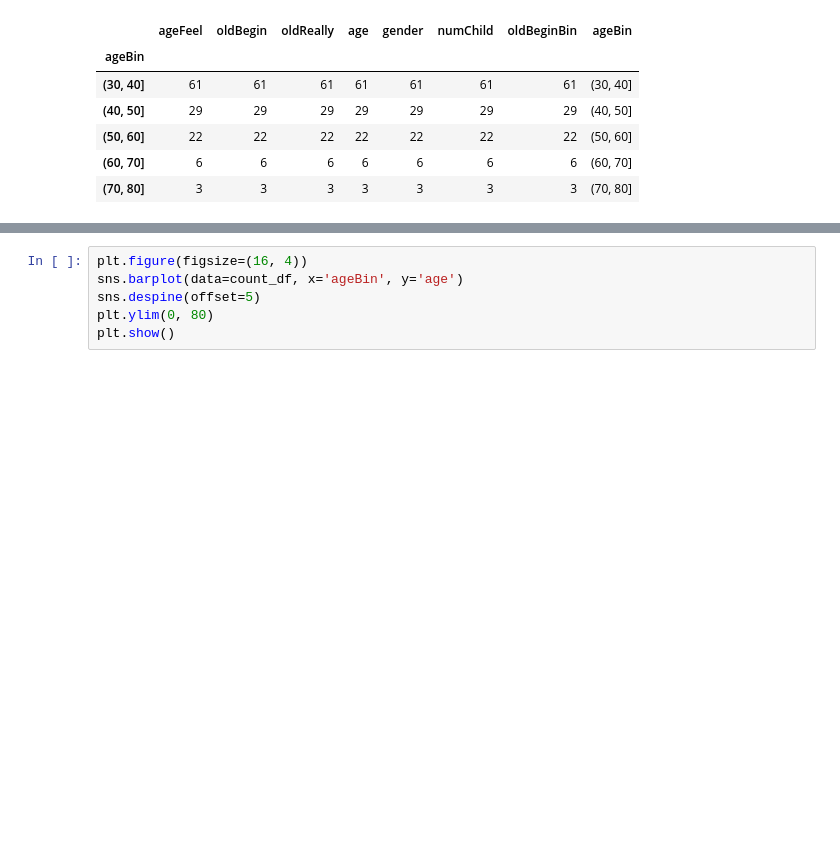
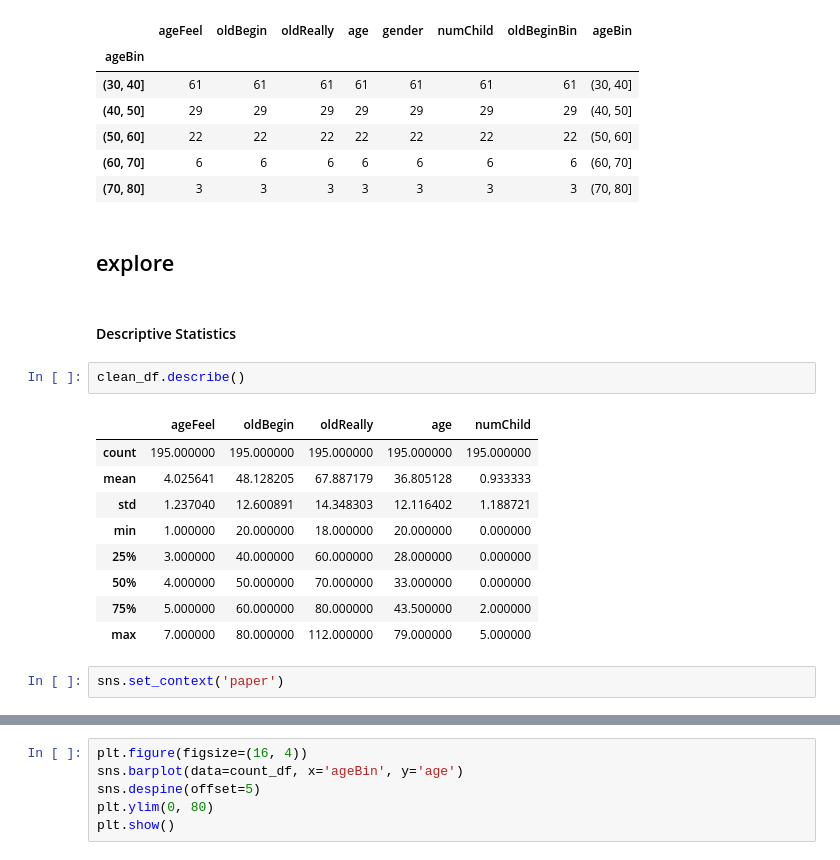
Before and after one commit to mwegrzyn/abbildungenWS1819, a Jupyter notebook: notebooks/age_project_MW.ipynb, the cells around one changed output, grey strips where cells are left out. Cells and saved outputs as stored; diff of their text form; blank space fills up the shorter version.

```diff
--- a/notebooks/age_project_MW.ipynb
+++ b/notebooks/age_project_MW.ipynb
@@ -86,3 +86,21 @@ count_df.tail()
 | (50, 60] | 22 | 22 | 22 | 22 | 22 | 22 | 22 | (50, 60] |
 | (60, 70] | 6 | 6 | 6 | 6 | 6 | 6 | 6 | (60, 70] |
 | (70, 80] | 3 | 3 | 3 | 3 | 3 | 3 | 3 | (70, 80] |
+# %% [markdown]
+## explore
+# %% [markdown]
+#### Descriptive Statistics
+# %%
+clean_df.describe()
+# %% [output]
+|  | ageFeel | oldBegin | oldReally | age | numChild |
+| count | 195.000000 | 195.000000 | 195.000000 | 195.000000 | 195.000000 |
+| mean | 4.025641 | 48.128205 | 67.887179 | 36.805128 | 0.933333 |
+| std | 1.237040 | 12.600891 | 14.348303 | 12.116402 | 1.188721 |
+| min | 1.000000 | 20.000000 | 18.000000 | 20.000000 | 0.000000 |
+| 25% | 3.000000 | 40.000000 | 60.000000 | 28.000000 | 0.000000 |
+| 50% | 4.000000 | 50.000000 | 70.000000 | 33.000000 | 0.000000 |
+| 75% | 5.000000 | 60.000000 | 80.000000 | 43.500000 | 2.000000 |
+| max | 7.000000 | 80.000000 | 112.000000 | 79.000000 | 5.000000 |
+# %%
+sns.set_context('paper')
```
Also changed, not shown: parts of 10 cells of this notebook.
